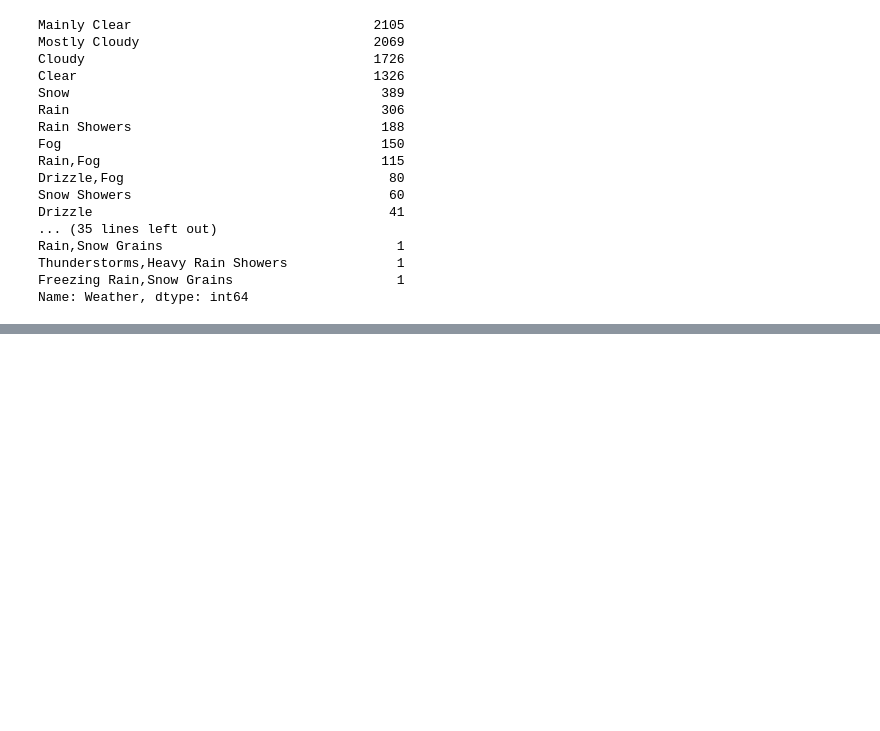
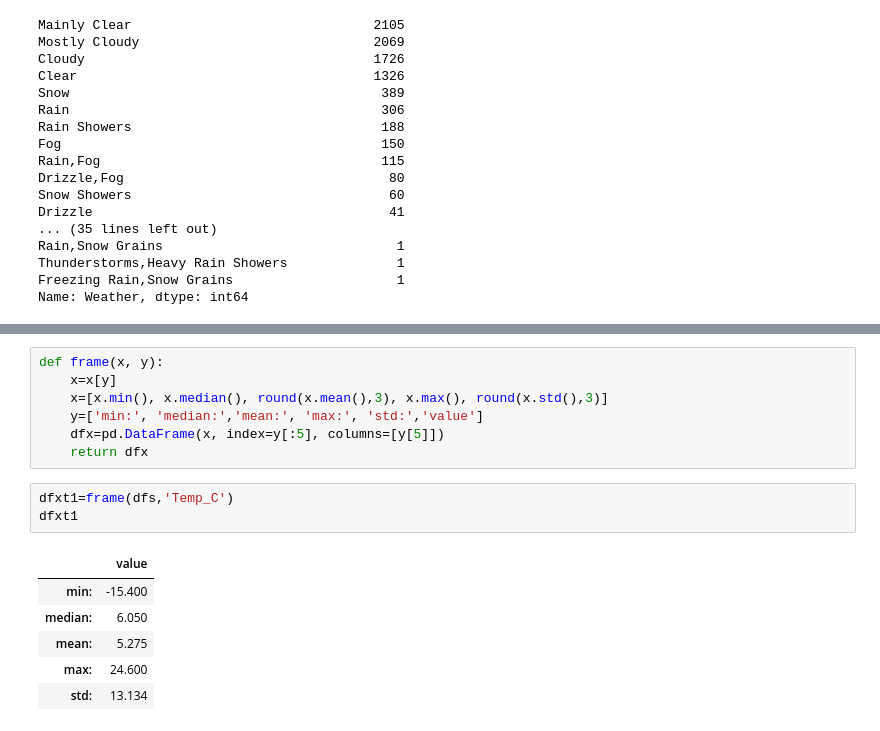
Before and after one commit to qitinnstud/myfirstexperience, a Jupyter notebook: For_homework2.ipynb, the cells around one changed output, grey strips where cells are left out. Cells and saved outputs as stored; diff of their text form; blank space fills up the shorter version.

```diff
--- a/For_homework2.ipynb
+++ b/For_homework2.ipynb
@@ -161,0 +207,17 @@ Name: Weather, dtype: int64
+# %%
+def frame(x, y):
+    x=x[y]
+    x=[x.min(), x.median(), round(x.mean(),3), x.max(), round(x.std(),3)]
+    y=['min:', 'median:','mean:', 'max:', 'std:','value']
+    dfx=pd.DataFrame(x, index=y[:5], columns=[y[5]])
+    return dfx
+# %%
+dfxt1=frame(dfs,'Temp_C')
+dfxt1
+# %% [output]
+|  | value |
+| min: | -15.400 |
+| median: | 6.050 |
+| mean: | 5.275 |
+| max: | 24.600 |
+| std: | 13.134 |
```
Also changed, not shown: parts of 9 cells of this notebook.
